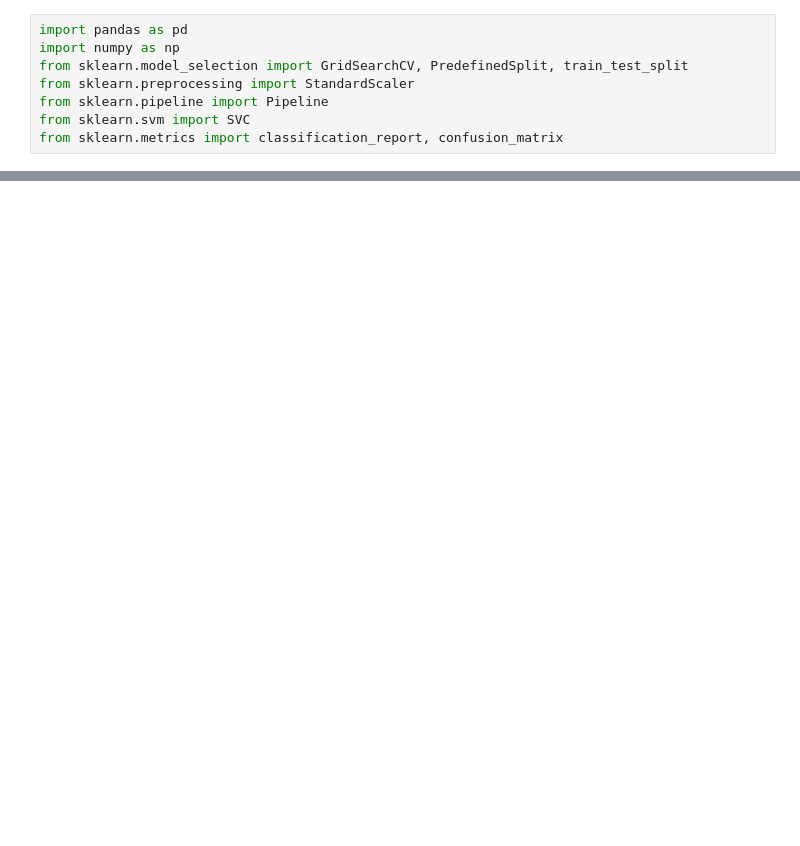
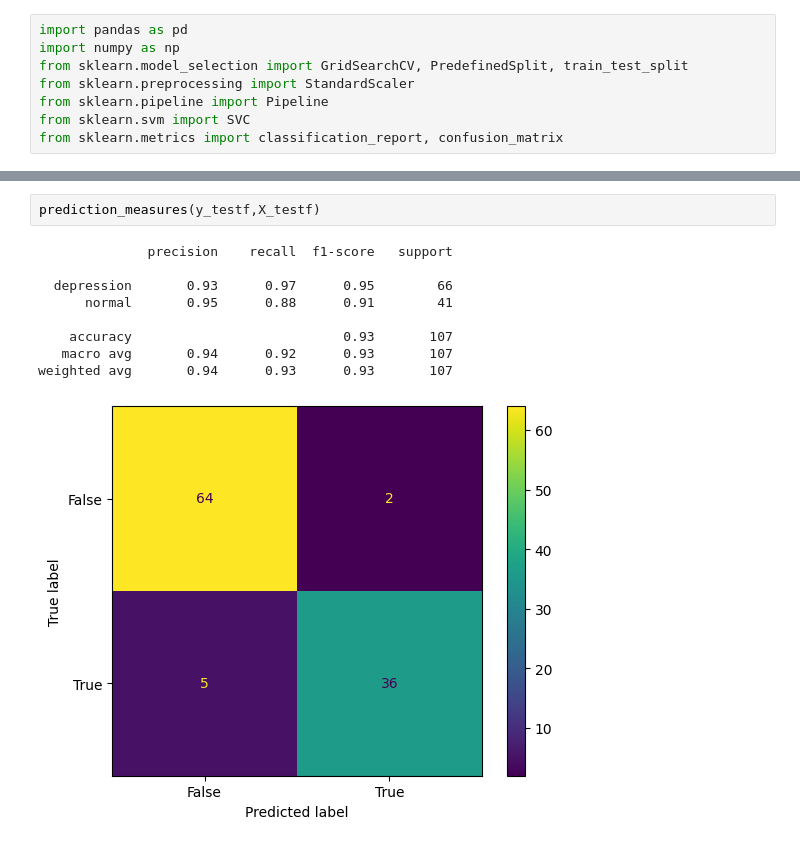
Before and after one commit to BramJanssen22/EMDD, a Jupyter notebook: D-vlog w2vec/model_testing/w2vec_testing.ipynb, the cells around one changed output, grey strips where cells are left out. Drawn from its saved outputs; the diff is of its cells as text; blank space fills up the shorter version.

```diff
--- a/D-vlog w2vec/model_testing/w2vec_testing.ipynb
+++ b/D-vlog w2vec/model_testing/w2vec_testing.ipynb
@@ -68,0 +113,12 @@ weighted avg       0.92      0.92      0.92       161
+# %%
+prediction_measures(y_testf,X_testf)
+# %% [output]
+              precision    recall  f1-score   support
+
+  depression       0.93      0.97      0.95        66
+      normal       0.95      0.88      0.91        41
+
+    accuracy                           0.93       107
+   macro avg       0.94      0.92      0.93       107
+weighted avg       0.94      0.93      0.93       107
+[figure, added]
```
Also changed, not shown: parts of 5 cells of this notebook, 2 other files.
